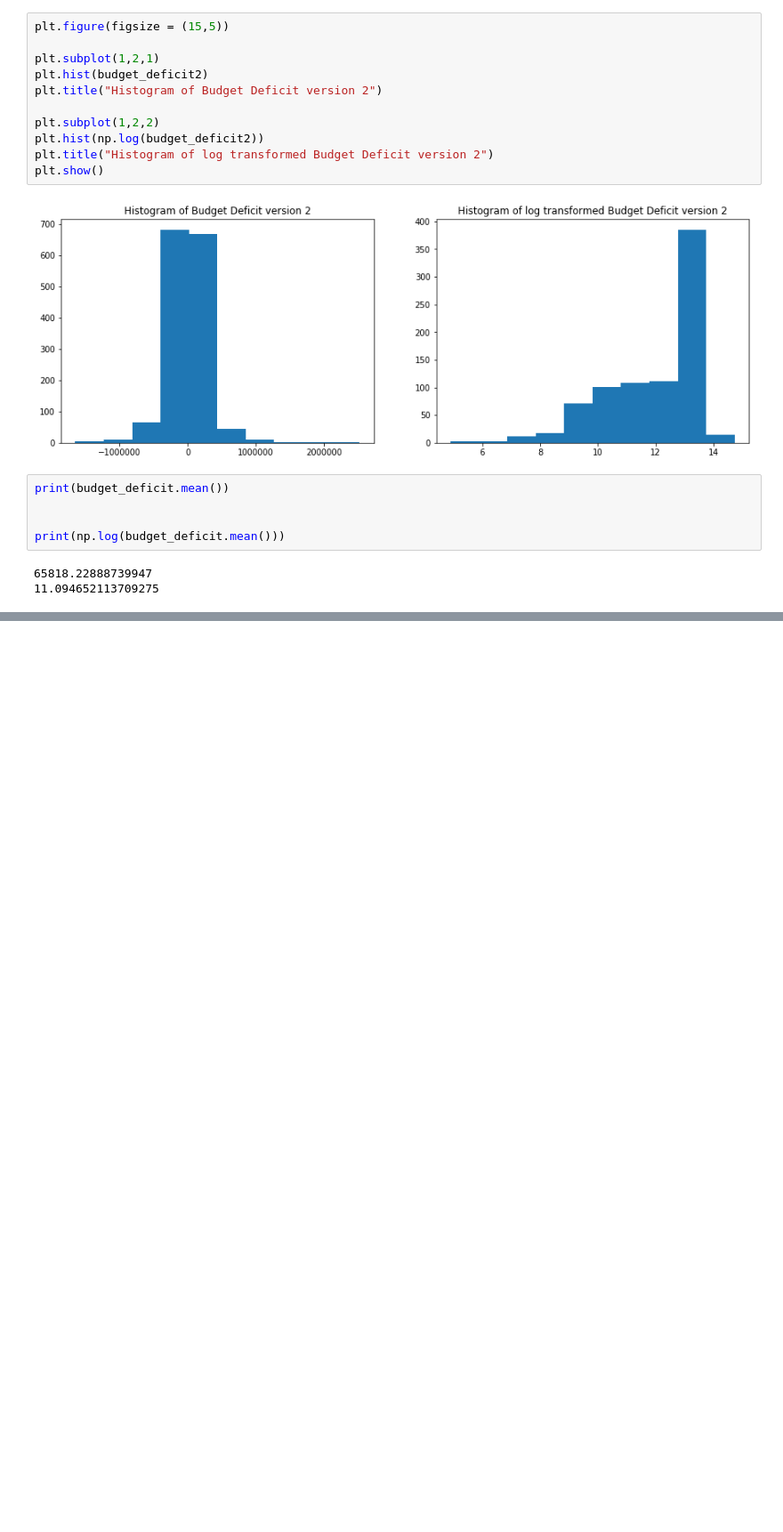
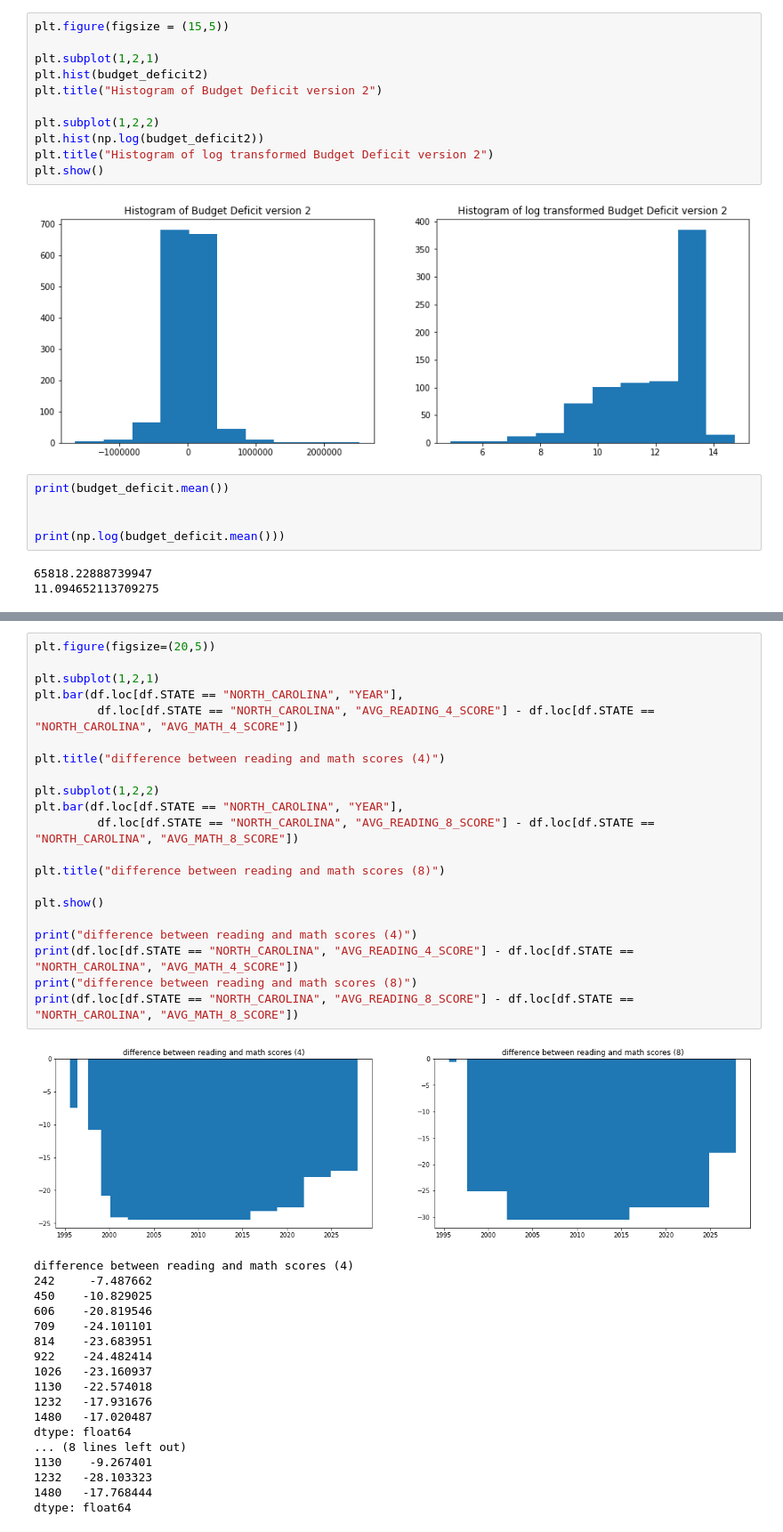
Before and after one commit to colbyshelton91/CleaningData, a Jupyter notebook: Cleaning Data & Outliers 101 (education data).ipynb, the cells around one changed output, grey strips where cells are left out. Shown at 89% size. Cells and saved outputs as stored; diff of their text form; blank space fills up the shorter version.

```diff
--- a/Cleaning Data & Outliers 101 (education data).ipynb
+++ b/Cleaning Data & Outliers 101 (education data).ipynb
@@ -234,0 +275,40 @@ print(np.log(budget_deficit.mean()))
+# %%
+plt.figure(figsize=(20,5))
+
+plt.subplot(1,2,1)
+plt.bar(df.loc[df.STATE == "NORTH_CAROLINA", "YEAR"],
+         df.loc[df.STATE == "NORTH_CAROLINA", "AVG_READING_4_SCORE"] - df.loc[df.STATE == "NORTH_CAROLINA", "AVG_MATH_4_SCORE"])
+
+plt.title("difference between reading and math scores (4)")
+
+plt.subplot(1,2,2)
+plt.bar(df.loc[df.STATE == "NORTH_CAROLINA", "YEAR"],
+         df.loc[df.STATE == "NORTH_CAROLINA", "AVG_READING_8_SCORE"] - df.loc[df.STATE == "NORTH_CAROLINA", "AVG_MATH_8_SCORE"])
+
+plt.title("difference between reading and math scores (8)")
+
+plt.show()
+
+print("difference between reading and math scores (4)")
+print(df.loc[df.STATE == "NORTH_CAROLINA", "AVG_READING_4_SCORE"] - df.loc[df.STATE == "NORTH_CAROLINA", "AVG_MATH_4_SCORE"])
+print("difference between reading and math scores (8)")
+print(df.loc[df.STATE == "NORTH_CAROLINA", "AVG_READING_8_SCORE"] - df.loc[df.STATE == "NORTH_CAROLINA", "AVG_MATH_8_SCORE"])
+# %% [output]
+[figure, added]
+difference between reading and math scores (4)
+242     -7.487662
+450    -10.829025
+606    -20.819546
+709    -24.101101
+814    -23.683951
+922    -24.482414
+1026   -23.160937
+1130   -22.574018
+1232   -17.931676
+1480   -17.020487
+dtype: float64
+... (8 lines left out)
+1130    -9.267401
+1232   -28.103323
+1480   -17.768444
+dtype: float64
```
Also changed, not shown: parts of 10 cells of this notebook.
